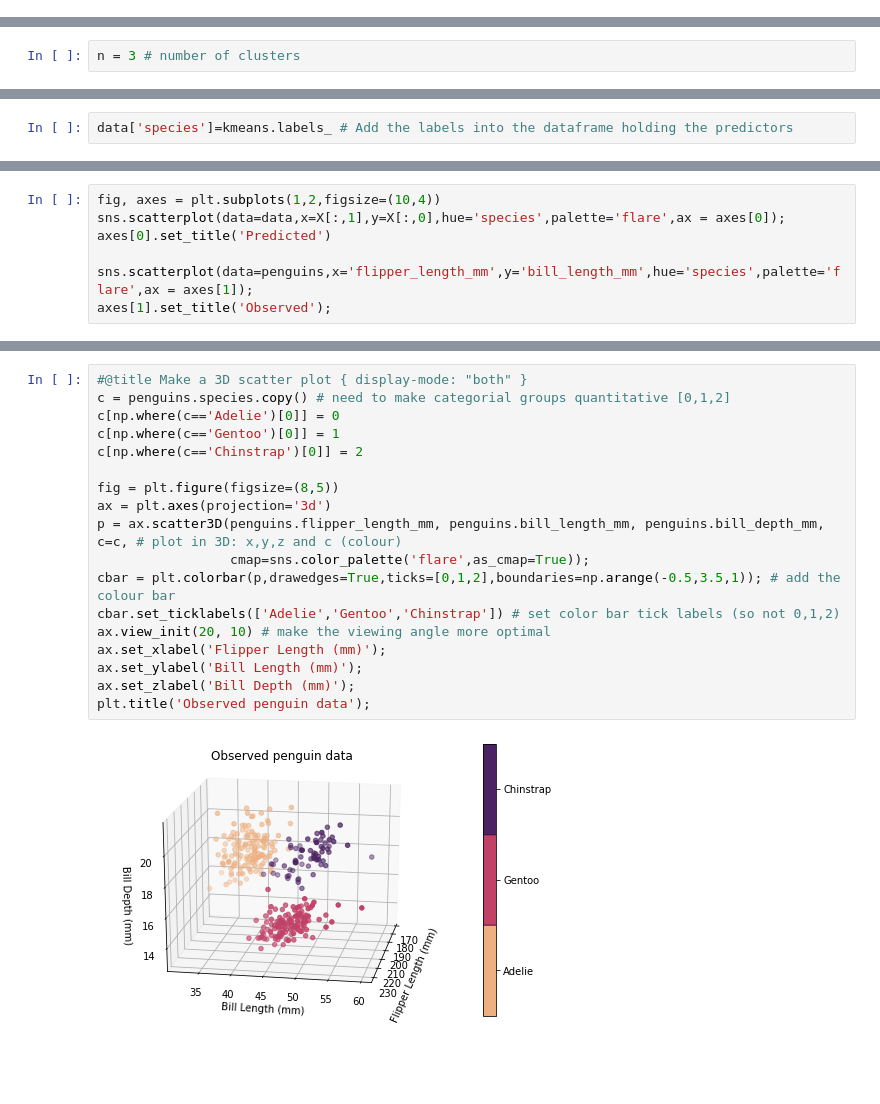
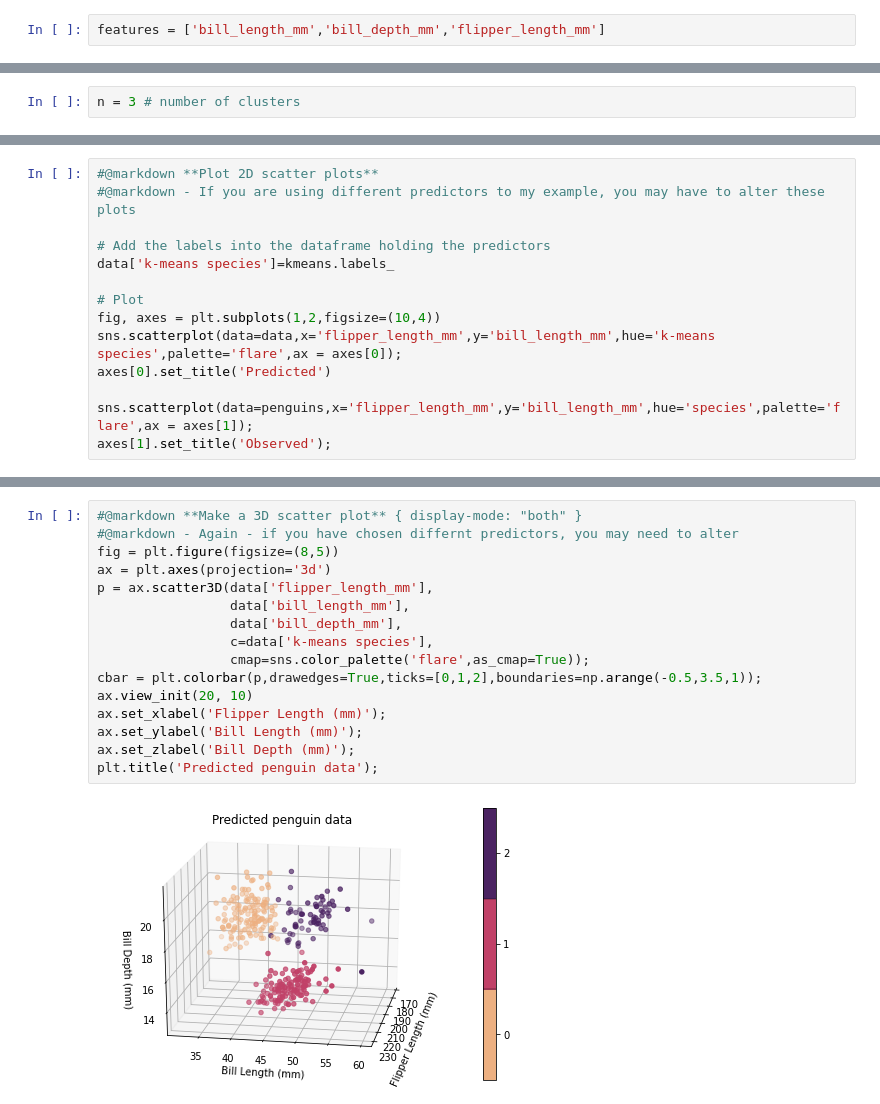
Before and after one commit to sfiddes/teaching, a Jupyter notebook: 2021_08_ML_workshop/Clustering101.ipynb, the cells around one changed output, grey strips where cells are left out. Cells and saved outputs as stored; diff of their text form; blank space fills up the shorter version.

```diff
--- a/2021_08_ML_workshop/Clustering101.ipynb
+++ b/2021_08_ML_workshop/Clustering101.ipynb
@@ -117,0 +131,2 @@ XNorm.min(axis=0), XNorm.max(axis=0) # Check data
+# %%
+features = ['bill_length_mm','bill_depth_mm','flipper_length_mm']
@@ -126,2 +213,0 @@ kmeans.labels_ # the label assigned to each data point
-# %%
-data['species']=kmeans.labels_ # Add the labels into the dataframe holding the predictors
@@ -128,6 +243,13 @@ data['species']=kmeans.labels_ # Add the labels into the dataframe holding the p
 # %%
+#@markdown **Plot 2D scatter plots**
+#@markdown - If you are using different predictors to my example, you may have to alter these plots
+
+# Add the labels into the dataframe holding the predictors
+data['k-means species']=kmeans.labels_
+
+# Plot
 fig, axes = plt.subplots(1,2,figsize=(10,4))
-sns.scatterplot(data=data,x=X[:,1],y=X[:,0],hue='species',palette='flare',ax = axes[0]);
+sns.scatterplot(data=data,x='flipper_length_mm',y='bill_length_mm',hue='k-means species',palette='flare',ax = axes[0]);
 axes[0].set_title('Predicted')
 
 sns.scatterplot(data=penguins,x='flipper_length_mm',y='bill_length_mm',hue='species',palette='flare',ax = axes[1]);
@@ -137,20 +259,18 @@ axes[1].set_title('Observed');
 # %%
-#@title Make a 3D scatter plot { display-mode: "both" }
-c = penguins.species.copy() # need to make categorial groups quantitative [0,1,2]
-c[np.where(c=='Adelie')[0]] = 0
-c[np.where(c=='Gentoo')[0]] = 1
-c[np.where(c=='Chinstrap')[0]] = 2
-
+#@markdown **Make a 3D scatter plot** { display-mode: "both" }
+#@markdown - Again - if you have chosen differnt predictors, you may need to alter
 fig = plt.figure(figsize=(8,5))
 ax = plt.axes(projection='3d')
-p = ax.scatter3D(penguins.flipper_length_mm, penguins.bill_length_mm, penguins.bill_depth_mm, c=c, # plot in 3D: x,y,z and c (colour)
+p = ax.scatter3D(data['flipper_length_mm'],
+                 data['bill_length_mm'],
+                 data['bill_depth_mm'],
+                 c=data['k-means species'],
                  cmap=sns.color_palette('flare',as_cmap=True));
-cbar = plt.colorbar(p,drawedges=True,ticks=[0,1,2],boundaries=np.arange(-0.5,3.5,1)); # add the colour bar
-cbar.set_ticklabels(['Adelie','Gentoo','Chinstrap']) # set color bar tick labels (so not 0,1,2)
-ax.view_init(20, 10) # make the viewing angle more optimal
+cbar = plt.colorbar(p,drawedges=True,ticks=[0,1,2],boundaries=np.arange(-0.5,3.5,1));
+ax.view_init(20, 10)
 ax.set_xlabel('Flipper Length (mm)');
 ax.set_ylabel('Bill Length (mm)');
 ax.set_zlabel('Bill Depth (mm)');
-plt.title('Observed penguin data');
+plt.title('Predicted penguin data');
 # %% [output]
-[figure, old version]
+[figure, new version]
```
Also changed, not shown: parts of 58 cells of this notebook.
